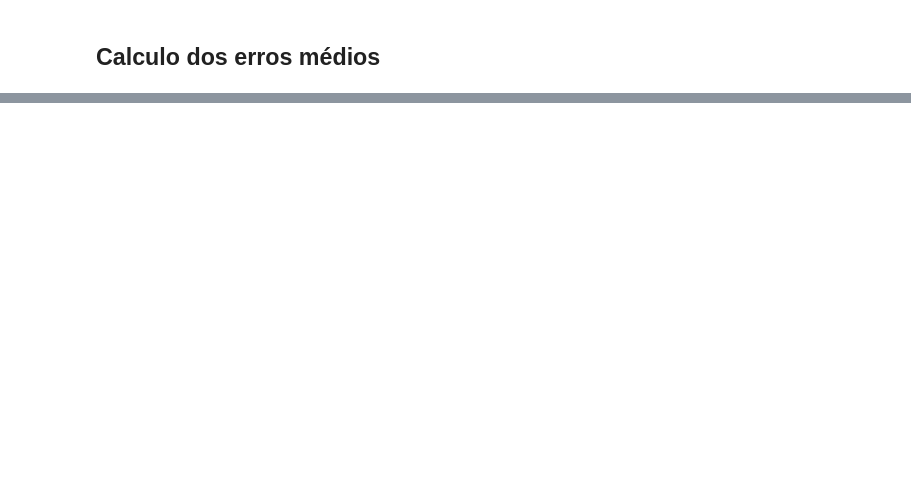
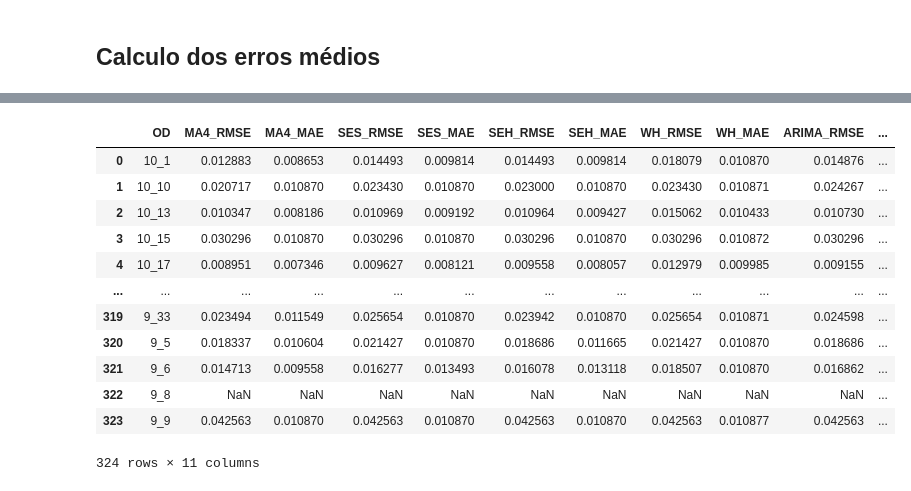
Before and after one commit to guilistocco/TCC_TABELA_DE_HORARIOS, a Jupyter notebook: Notebooks/modelagem OD - Volumes por OD.ipynb, the cells around one changed output, grey strips where cells are left out. Saved outputs shown, nothing was run; the diff lists cells and outputs as text; code cells hidden in the pictures; blank space fills up the shorter version.

```diff
--- a/Notebooks/modelagem OD - Volumes por OD.ipynb
+++ b/Notebooks/modelagem OD - Volumes por OD.ipynb
@@ -951,0 +1000,4 @@ erros_melted.pivot(columns='index', index='error_type', values='mean')
+# %%
+volumes_od = series_ods.groupby(by='OD').agg({'Volume_OD':'sum'}).reset_index()
+volumes_od['Volume_OD'] = volumes_od['Volume_OD'].astype(int)
+volumes_od
@@ -951,0 +1045,25 @@ erros_melted.pivot(columns='index', index='error_type', values='mean')
+# %%
+erros_viagens = pd.DataFrame()
+
+for par_od in volumes_od.OD.values:
+    row = errors_324.loc[errors_324['OD'] == par_od, errors_324.columns != 'OD'] / volumes_od.loc[volumes_od['OD'] == par_od, 'Volume_OD'].values[0]
+    row['OD'] = par_od
+    erros_viagens = pd.concat([erros_viagens, row], axis = 0, ignore_index=True)
+
+erros_viagens = erros_viagens[['OD', 'MA4_RMSE', 'MA4_MAE', 'SES_RMSE', 'SES_MAE', 'SEH_RMSE', 'SEH_MAE','WH_RMSE', 'WH_MAE', 'ARIMA_RMSE', 'ARIMA_MAE']]
+erros_viagens.replace([np.inf, -np.inf], np.nan, inplace=True)
+erros_viagens
+# %% [output]
+|  | OD | MA4_RMSE | MA4_MAE | SES_RMSE | SES_MAE | SEH_RMSE | SEH_MAE | WH_RMSE | WH_MAE | ARIMA_RMSE | ... |
+| 0 | 10_1 | 0.012883 | 0.008653 | 0.014493 | 0.009814 | 0.014493 | 0.009814 | 0.018079 | 0.010870 | 0.014876 | ... |
+| 1 | 10_10 | 0.020717 | 0.010870 | 0.023430 | 0.010870 | 0.023000 | 0.010870 | 0.023430 | 0.010871 | 0.024267 | ... |
+| 2 | 10_13 | 0.010347 | 0.008186 | 0.010969 | 0.009192 | 0.010964 | 0.009427 | 0.015062 | 0.010433 | 0.010730 | ... |
+| 3 | 10_15 | 0.030296 | 0.010870 | 0.030296 | 0.010870 | 0.030296 | 0.010870 | 0.030296 | 0.010872 | 0.030296 | ... |
+| 4 | 10_17 | 0.008951 | 0.007346 | 0.009627 | 0.008121 | 0.009558 | 0.008057 | 0.012979 | 0.009985 | 0.009155 | ... |
+| ... | ... | ... | ... | ... | ... | ... | ... | ... | ... | ... | ... |
+| 319 | 9_33 | 0.023494 | 0.011549 | 0.025654 | 0.010870 | 0.023942 | 0.010870 | 0.025654 | 0.010871 | 0.024598 | ... |
+| 320 | 9_5 | 0.018337 | 0.010604 | 0.021427 | 0.010870 | 0.018686 | 0.011665 | 0.021427 | 0.010870 | 0.018686 | ... |
+| 321 | 9_6 | 0.014713 | 0.009558 | 0.016277 | 0.013493 | 0.016078 | 0.013118 | 0.018507 | 0.010870 | 0.016862 | ... |
+| 322 | 9_8 | NaN | NaN | NaN | NaN | NaN | NaN | NaN | NaN | NaN | ... |
+| 323 | 9_9 | 0.042563 | 0.010870 | 0.042563 | 0.010870 | 0.042563 | 0.010870 | 0.042563 | 0.010877 | 0.042563 | ... |
+324 rows × 11 columns
```
Also changed, not shown: parts of 21 cells of this notebook, 5 other files.
